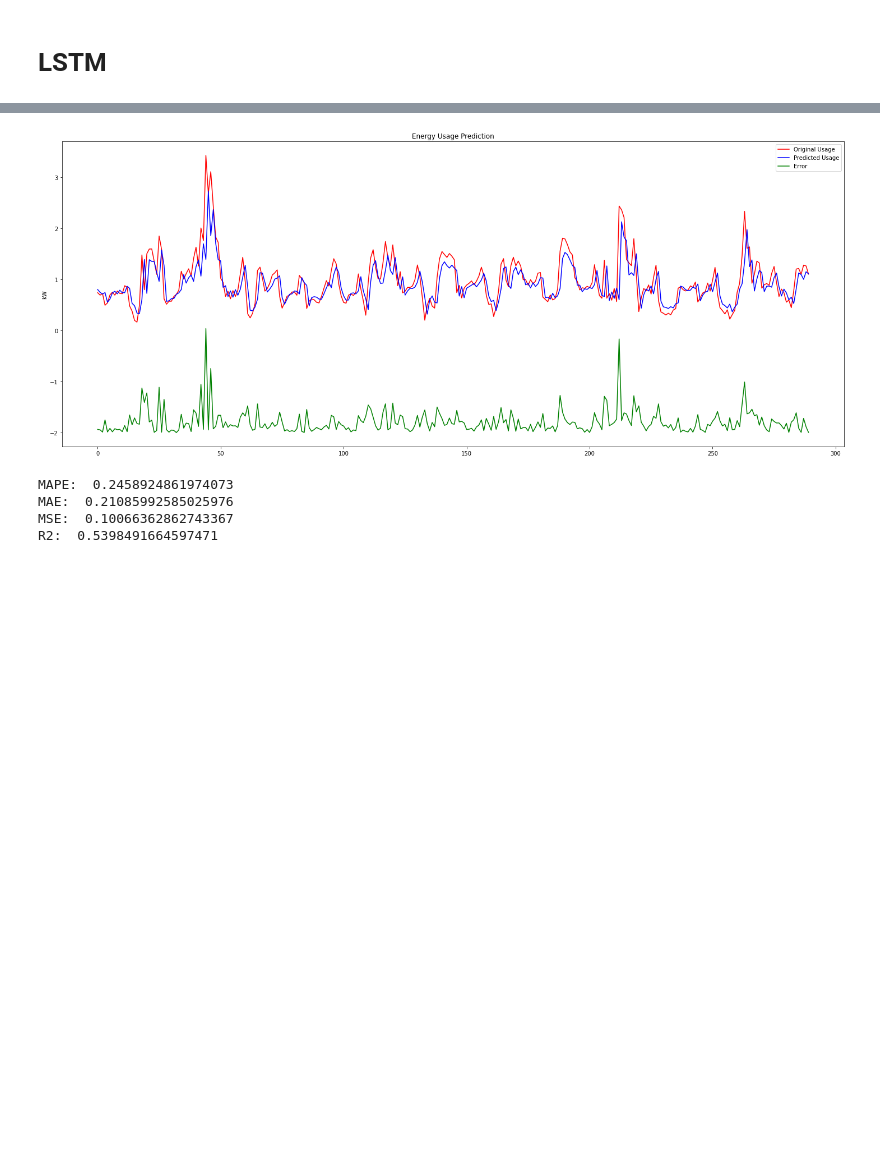
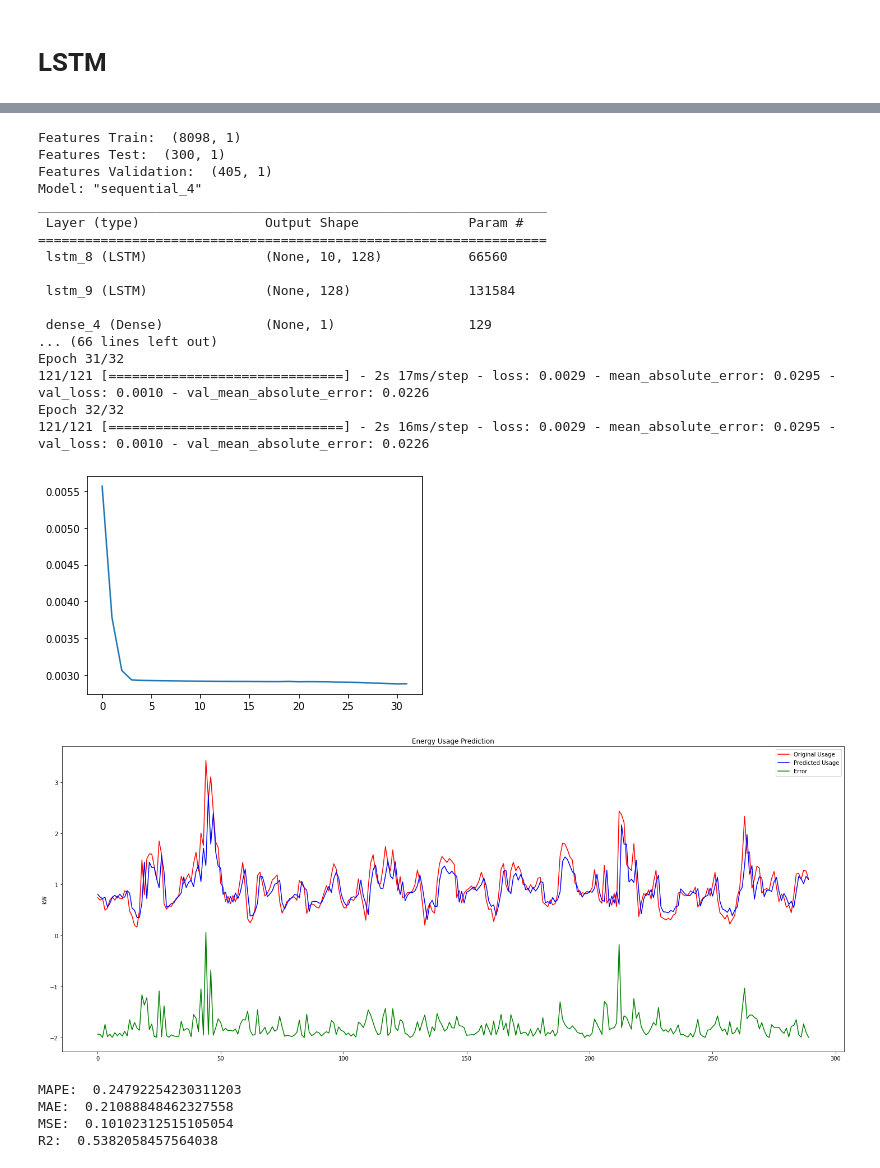
Before and after one commit to joaonpsilva/Tese_House_Energy_Prediciton, a Jupyter notebook: Energy_Pred_LSTM_MultiVariate-Copy1.ipynb, the cells around one changed output, grey strips where cells are left out. Cells and saved outputs as stored; diff of their text form; code cells hidden in the pictures; blank space fills up the shorter version.

```diff
--- a/Energy_Pred_LSTM_MultiVariate-Copy1.ipynb
+++ b/Energy_Pred_LSTM_MultiVariate-Copy1.ipynb
@@ -132,2 +157,17 @@ df
+# %%
+
+from keras.preprocessing.sequence import TimeseriesGenerator
+
+def create_Generators(past_window,batch_size,x_train,y_train,x_test,y_test,x_val=None,y_val=None):
+
+    train_generator = TimeseriesGenerator(x_train, y_train, length=past_window, batch_size=batch_size)
+    test_generator = TimeseriesGenerator(x_test, y_test, length=past_window, batch_size=batch_size)
+
+    if x_val is not None:
+        val_generator = TimeseriesGenerator(x_val, y_val, length=past_window, batch_size=batch_size)
+
+        return train_generator, val_generator, test_generator
+
+    return train_generator, test_generator
 # %% [markdown]
 # LSTM
@@ -171,11 +174,8 @@ Features Test:  (300, 1)
-# %%
-num_features = features.shape[1]
-batch_size=64
-
-train_generator = TimeseriesGenerator(x_train, y_train, length=past_window, batch_size=batch_size)
-val_generator = TimeseriesGenerator(x_val, y_val, length=past_window, batch_size=batch_size)
-test_generator = TimeseriesGenerator(x_test, y_test, length=past_window, batch_size=batch_size)
 # %%
+from tensorflow.keras.models import Sequential
+from tensorflow.keras.layers import LSTM, Dense, LeakyReLU, Dropout
+from keras.callbacks import EarlyStopping
+
 def define_model(past_window, num_features):
 
     model = Sequential()
@@ -192,7 +192,7 @@ def train(model, train_generator, val_generator):
                                    patience=5,
                                    mode="min")
 
-    history = model.fit_generator(train_generator,
+    history = model.fit(train_generator,
                                   epochs=32,
                                   validation_data=val_generator,
                                   shuffle = False,
@@ -241,7 +203,39 @@ Epoch 21/32
+# %%
+past_window = 10
+featuresNames = ["use"]
+num_features = len(featuresNames)
+
+x_train, y_train, x_val, y_val , x_test, y_test = createXY(df, featuresNames, "use", validation=True)
+y_test_UnScalled = y_test[past_window:]
+
+x_train, y_train, x_test, x_val, y_val, x_scaler, y_scaler = scale(MinMaxScaler, x_train, y_train, x_test, x_val, y_val)
+train_generator, val_generator, test_generator= create_Generators(past_window,64,x_train,y_train,x_test,y_test,x_val,y_val)
+
+model = define_model(past_window, num_features)
+train(model, train_generator, val_generator)
+# %% [output]
+Features Train:  (8098, 1)
+Features Test:  (300, 1)
+Features Validation:  (405, 1)
+Model: "sequential_4"
+_________________________________________________________________
+ Layer (type)                Output Shape              Param #
+=================================================================
+ lstm_8 (LSTM)               (None, 10, 128)           66560
+
+ lstm_9 (LSTM)               (None, 128)               131584
+
+ dense_4 (Dense)             (None, 1)                 129
+... (66 lines left out)
+Epoch 31/32
+121/121 [==============================] - 2s 17ms/step - loss: 0.0029 - mean_absolute_error: 0.0295 - val_loss: 0.0010 - val_mean_absolute_error: 0.0226
+Epoch 32/32
+121/121 [==============================] - 2s 16ms/step - loss: 0.0029 - mean_absolute_error: 0.0295 - val_loss: 0.0010 - val_mean_absolute_error: 0.0226
+[figure, added]
 # %%
 prediction = model.predict_generator(test_generator)
-prediction = np.repeat(prediction, num_features, axis=-1)
-prediction = scaler.inverse_transform(prediction)[:,0].reshape(-1, 1)
+#prediction = np.repeat(prediction, num_features, axis=-1)
+prediction = y_scaler.inverse_transform(prediction)#[:,0].reshape(-1, 1)
 
 diff = [abs(prediction[i]-y_test_UnScalled[i])-2 for i in range(len(prediction))]
 
@@ -260,7 +254,7 @@ print("MSE: ", mean_squared_error(y_test_UnScalled, prediction))
 print("R2: ", r2_score(y_test_UnScalled, prediction))
 # %% [output]
 [figure]
-MAPE:  0.2458924861974073
-MAE:  0.21085992585025976
-MSE:  0.10066362862743367
-R2:  0.5398491664597471
+MAPE:  0.24792254230311203
+MAE:  0.21088848462327558
+MSE:  0.10102312515105054
+R2:  0.5382058457564038
```
Also changed, not shown: parts of 9 cells of this notebook.
